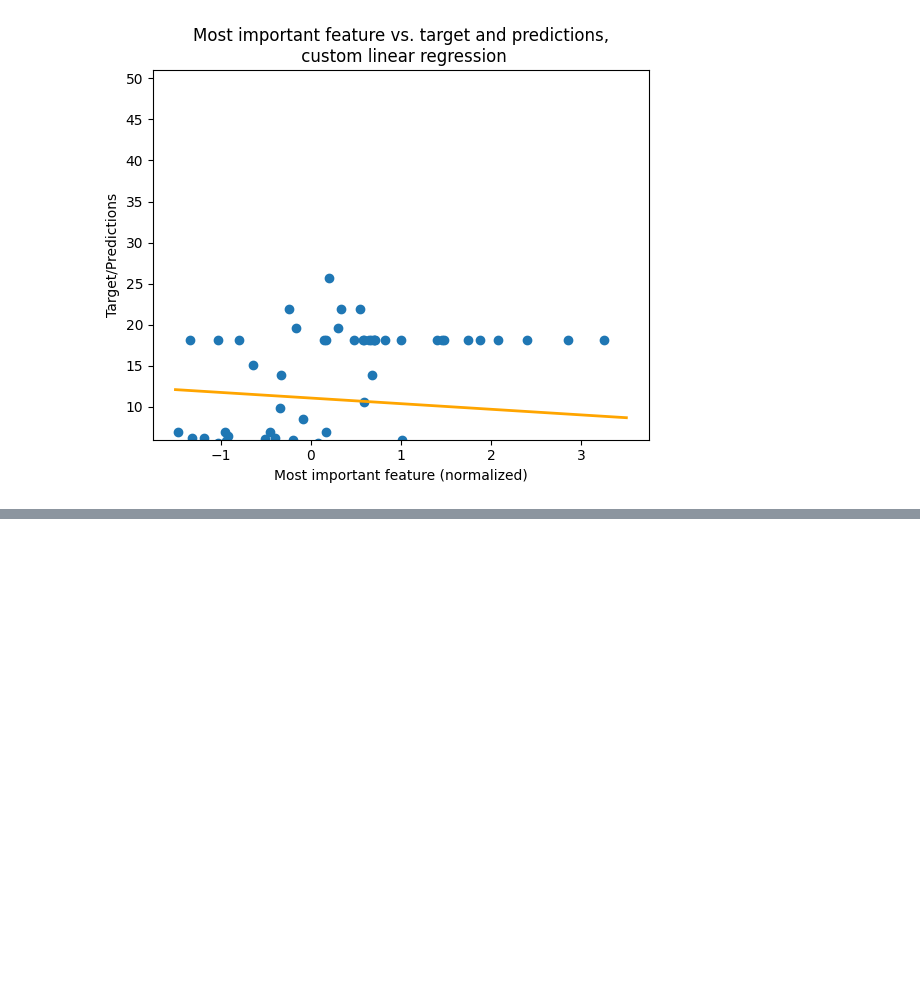
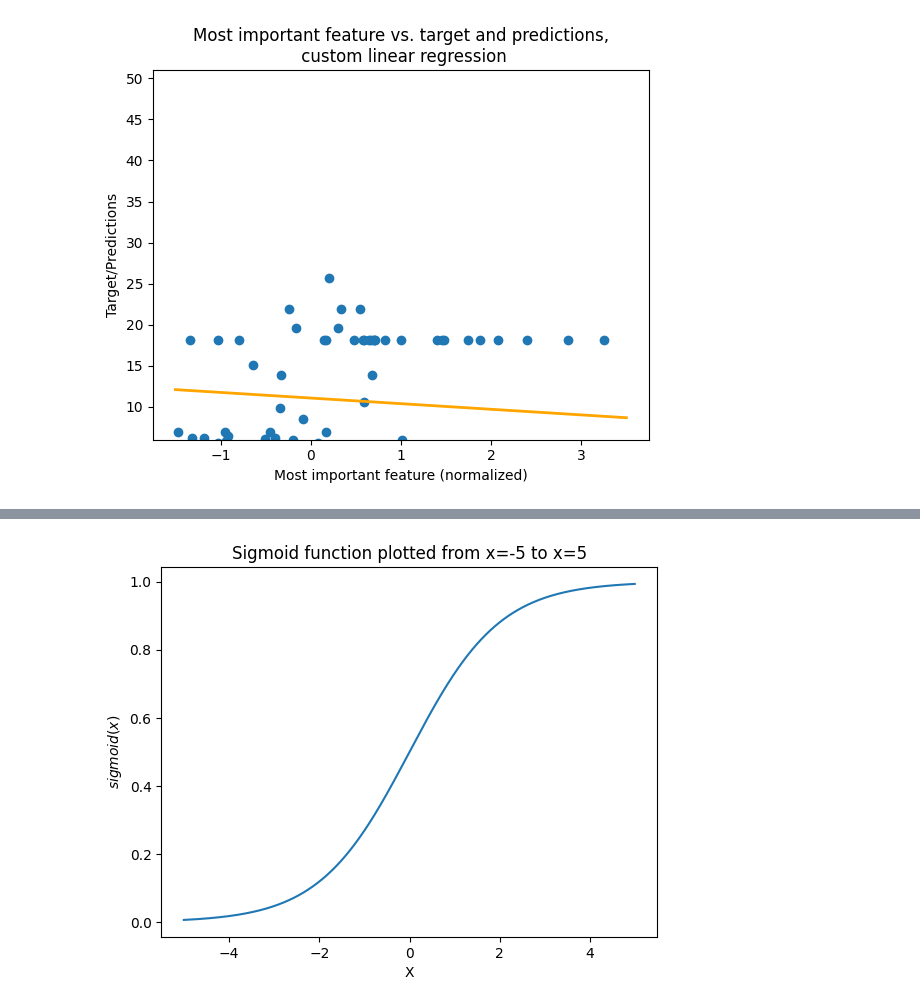
Before and after one commit to navono/keep_learning, a Jupyter notebook: ml/dl/00_neuralNet/00_from_scratch/02_Fundamentals.ipynb, the cells around one changed output, grey strips where cells are left out. Drawn from its saved outputs; the diff is of its cells as text; code cells hidden in the pictures; blank space fills up the shorter version.

```diff
--- a/ml/dl/00_neuralNet/00_from_scratch/02_Fundamentals.ipynb
+++ b/ml/dl/00_neuralNet/00_from_scratch/02_Fundamentals.ipynb
@@ -542,0 +612,13 @@ plt.title("Most important feature vs. target and predictions,\n custom linear re
+# %%
+def sigmoid(x: ndarray) -> ndarray:
+    return 1 / (1 + np.exp(-1.0 * x))
+
+
+plt.plot(np.arange(-5, 5, 0.01),
+         sigmoid(np.arange(-5, 5, 0.01)));
+plt.title("Sigmoid function plotted from x=-5 to x=5")
+plt.xlabel("X")
+plt.ylabel("$sigmoid(x)$");
+# plt.savefig(GRAPHS_IMG_FILEPATH + "05_sigmoid_function.png")
+# %% [output]
+[figure, added]
```
Also changed, not shown: parts of 39 cells of this notebook, 5 other files.
